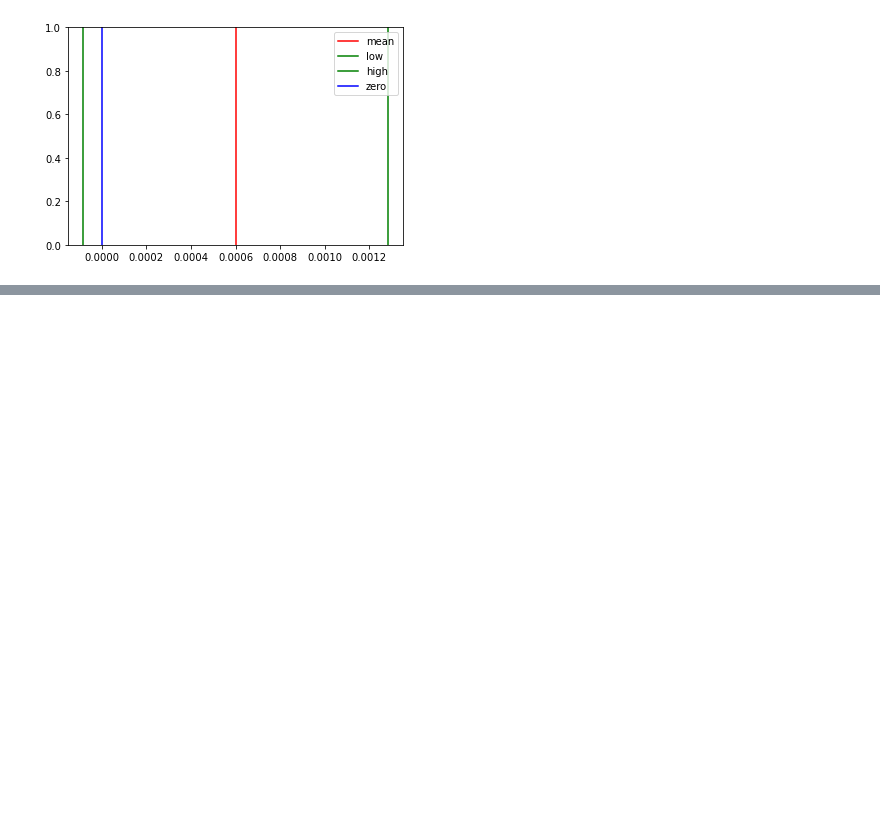
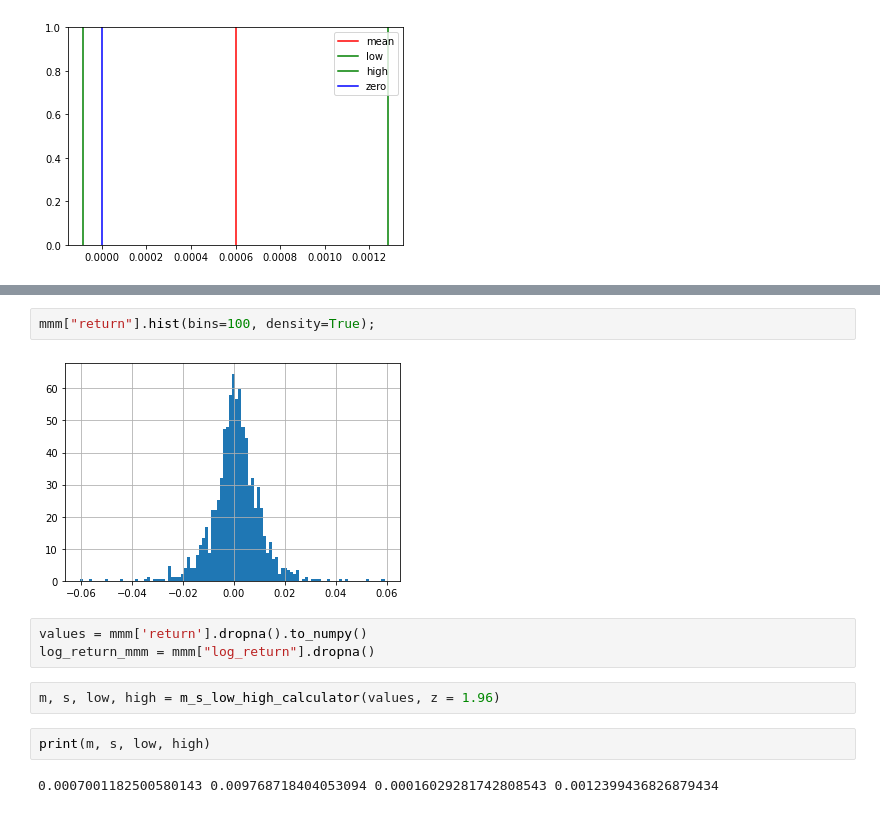
Before and after one commit to tohidabedini/deep-learning-courses, a Jupyter notebook: 04-Udemy - Financial/02-Financial basics/2.11-Financial Data Statistics.ipynb, the cells around one changed output, grey strips where cells are left out. Cells and saved outputs as stored; diff of their text form; blank space fills up the shorter version.

```diff
--- a/04-Udemy - Financial/02-Financial basics/2.11-Financial Data Statistics.ipynb
+++ b/04-Udemy - Financial/02-Financial basics/2.11-Financial Data Statistics.ipynb
@@ -218,0 +290,13 @@ plt.legend();
+# %%
+mmm["return"].hist(bins=100, density=True);
+# %% [output]
+[figure, added]
+# %%
+values = mmm['return'].dropna().to_numpy()
+log_return_mmm = mmm["log_return"].dropna()
+# %%
+m, s, low, high = m_s_low_high_calculator(values, z = 1.96)
+# %%
+print(m, s, low, high)
+# %% [output]
+0.0007001182500580143 0.009768718404053094 0.00016029281742808543 0.0012399436826879434
```
Also changed, not shown: parts of 29 cells of this notebook.
